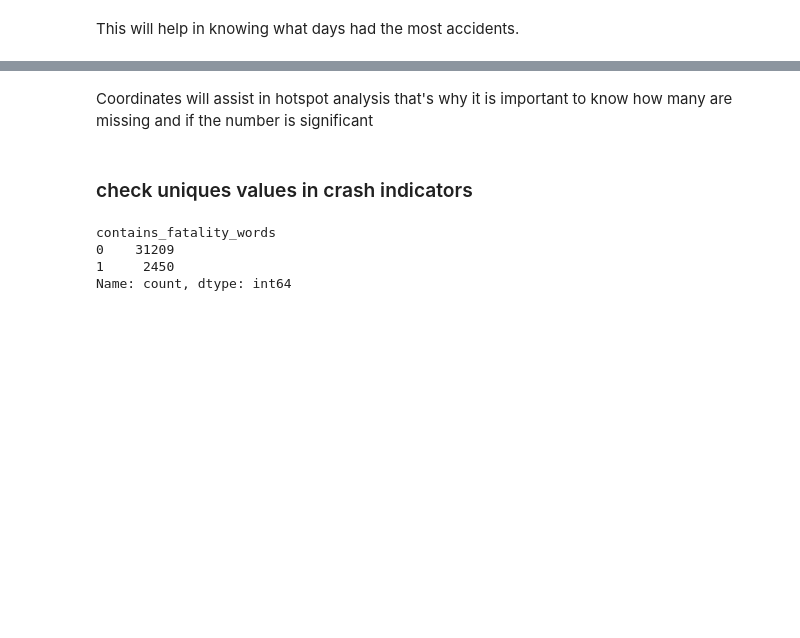
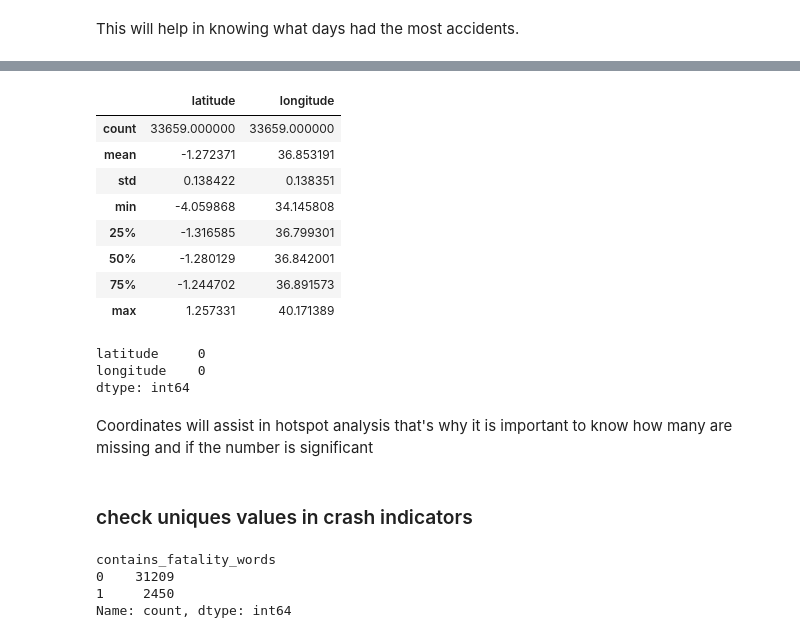
Before and after one commit to Kwata-Collins/Kenya-road-accidents-analysis, a Jupyter notebook: 2_data_understanding.ipynb.ipynb, the cells around one changed output, grey strips where cells are left out. Saved outputs shown, nothing was run; the diff lists cells and outputs as text; code cells hidden in the pictures; blank space fills up the shorter version.

```diff
--- a/2_data_understanding.ipynb.ipynb
+++ b/2_data_understanding.ipynb.ipynb
@@ -285,3 +285,15 @@ df_accidents
 | 33657 | 3114 | 2018-05-24 08:12:24 | 2018-05-24 | -1.325156 | 36.848661 | 2 | 0 | ... |
 | 33658 | 3115 | 2018-05-25 14:47:24 | 2018-05-25 | -1.264055 | 36.749398 | 2 | 0 | ... |
 33659 rows × 13 columns
+# %%
+# create a quarter column
+quarter_labels = {
+    1: 'Q1 (Jan-Mar)',
+    2: 'Q2 (Apr-Jun)',
+    3: 'Q3 (Jul-Sep)',
+    4: 'Q4 (Oct-Dec)'
+}
+
+df_accidents['quarter_period'] = df_accidents['crash_datetime'].dt.quarter.map(quarter_labels)
+
+df_accidents.head()
@@ -354,3 +371,24 @@ df_accidents[df_accidents['latitude'].isnull() |
+# %%
+# confirm coordinates ranges if they suite kenyan ranges
+df_accidents[['latitude', 'longitude']].describe()
+# %% [output]
+|  | latitude | longitude |
+| count | 33659.000000 | 33659.000000 |
+| mean | -1.272371 | 36.853191 |
+| std | 0.138422 | 0.138351 |
+| min | -4.059868 | 34.145808 |
+| 25% | -1.316585 | 36.799301 |
+| 50% | -1.280129 | 36.842001 |
+| 75% | -1.244702 | 36.891573 |
+| max | 1.257331 | 40.171389 |
+# %%
+# inspect missing coordinates
+
+df_accidents[['latitude', 'longitude']].isnull().sum()
+# %% [output]
+latitude     0
+longitude    0
+dtype: int64
 # %% [markdown]
 Coordinates will assist in hotspot analysis that's why it is important to know how many are missing and if the number is significant
 # %% [markdown]
```
Also changed, not shown: parts of 10 cells of this notebook, 11 other files.
